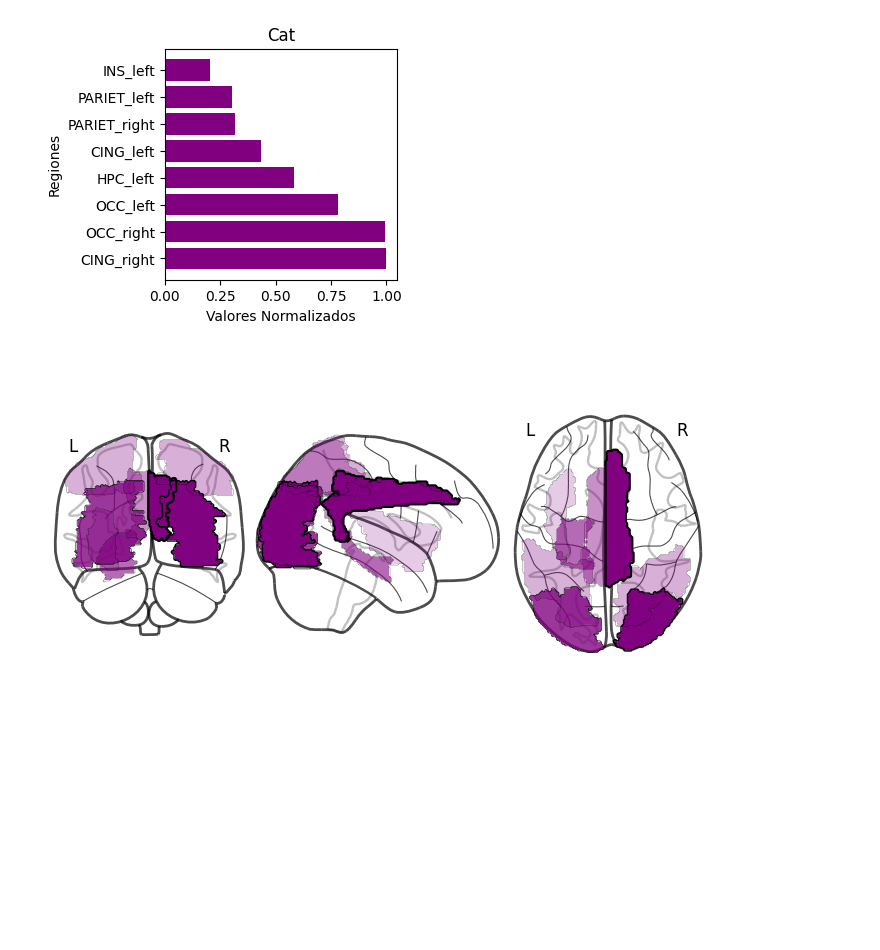
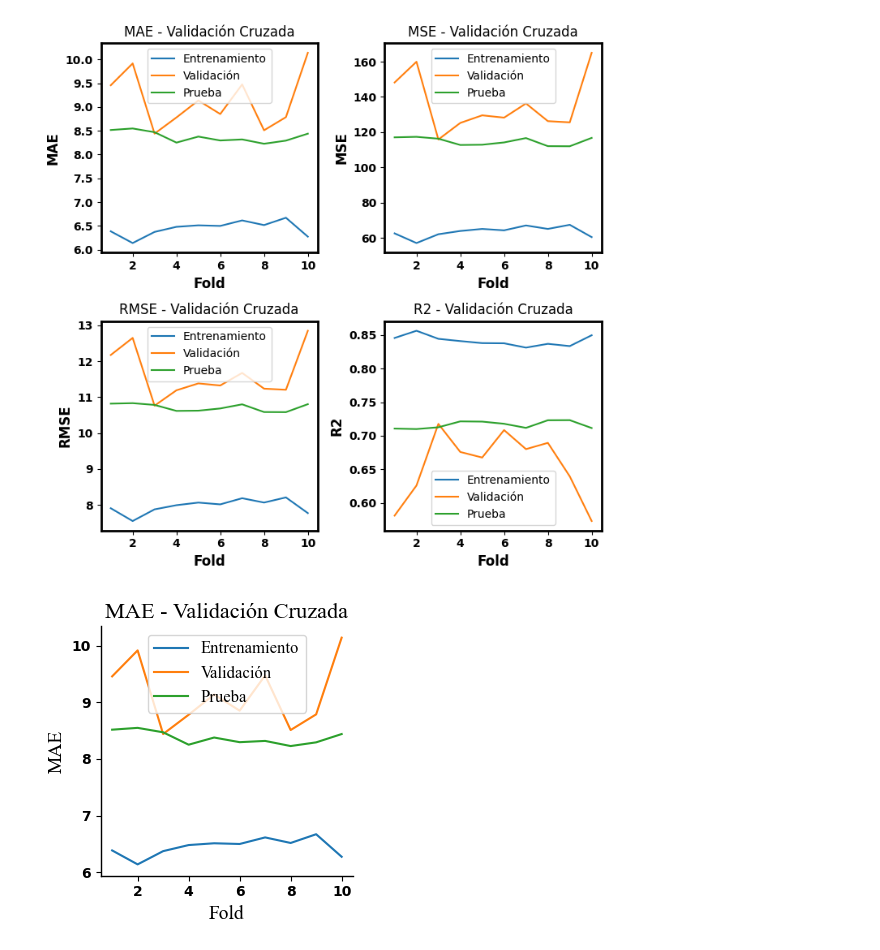
Before and after one commit to carrielfelipe/Brain_Age, a Jupyter notebook: CatBoost/CatBoost.ipynb, the cells around one changed output. Drawn from its saved outputs; the diff is of its cells as text; code cells hidden in the pictures; blank space fills up the shorter version.

```diff
--- a/CatBoost/CatBoost.ipynb
+++ b/CatBoost/CatBoost.ipynb
@@ -102,2 +51,0 @@ best_params_cat
-# %%
-results, best_model_results, best_model = cat_model.trainer(params_=best_params_cat[0])
@@ -115,2 +51,0 @@ with open(f'{path}Opt_Model/results_CAT_model_all_features.pickle', 'rb') as fil
-# %%
-cat_model.model=model
@@ -312,10 +52,2 @@ INS_left: 0.205681
-# %%
-cat_model.plot_normalized_values(resultado_normalizado_sorted, color='purple', name_set='Cat',x_size=3,y_size=3)
-# %% [output]
-[figure, removed]
-# %%
-base_path = f'{path}cerebritos/'
-
-cat_model.plot_brain_regions(resultado_normalizado_sorted, base_path, color='purple')
-# %% [output]
-[figure, removed]
+# %%
+results, best_model_results, best_model, residual_model = cat_model.trainer_2(params_=best_params_cat[0])
@@ -321,0 +61,8 @@ cat_model.plot_brain_regions(resultado_normalizado_sorted, base_path, color='pur
+# %%
+Plotter.plot_metricas_evaluacion(results)
+# %% [output]
+[figure, added]
+# %%
+Plotter.plot_metrica_evaluacion(results, font='Times New Roman',mode=2,fontsize=14,x_size=3.5,y_size=3.5 )
+# %% [output]
+[figure, added]
```
Also changed, not shown: parts of 49 cells of this notebook, 11 other files.
